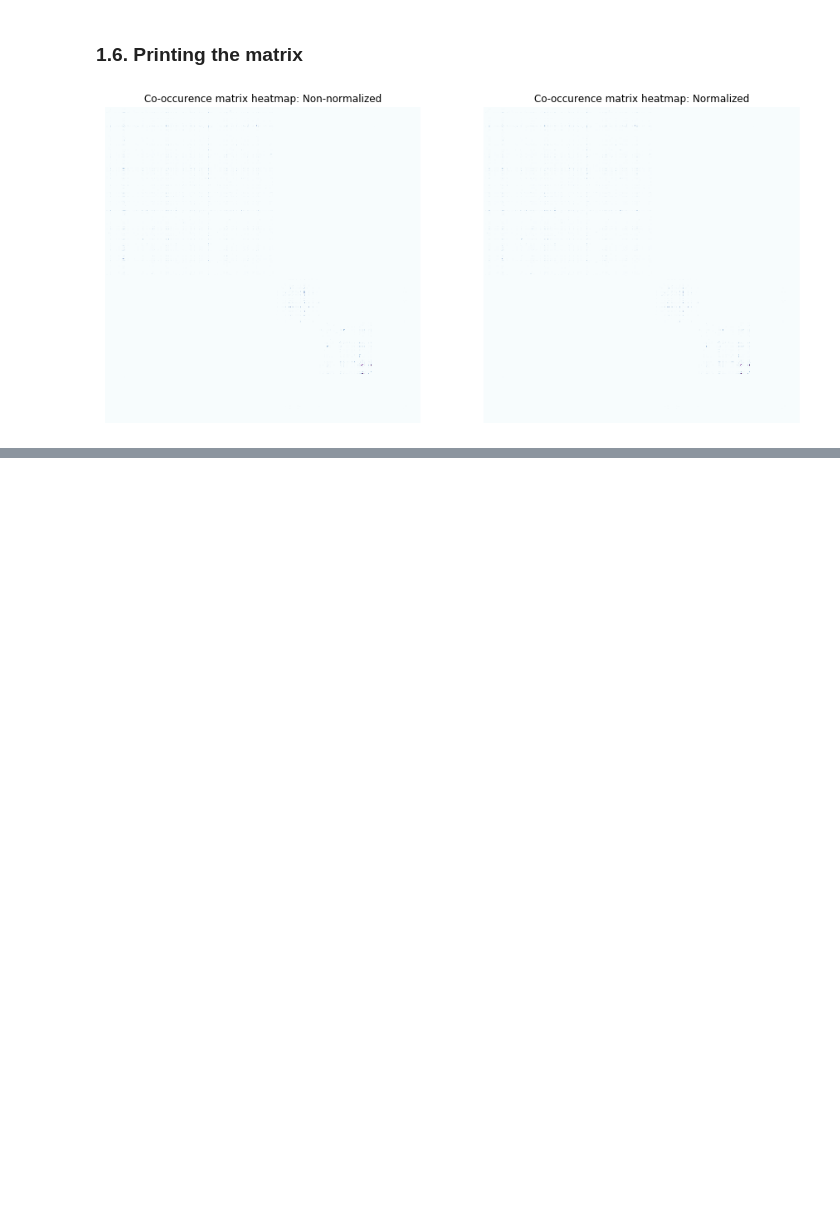
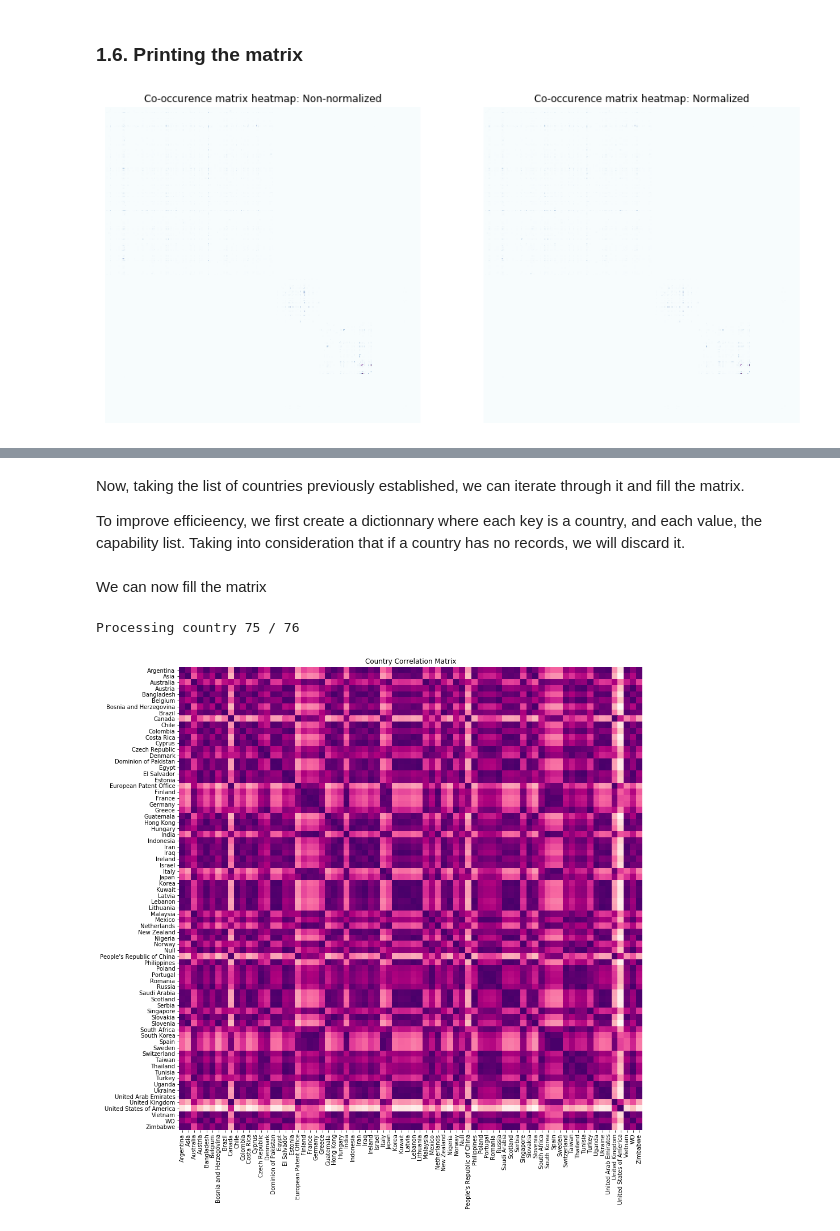
Before and after one commit to duarteocarmo/technological_capabilities, a Jupyter notebook: notebooks/Capability Correlations.ipynb, the cells around one changed output, grey strips where cells are left out. Cells and saved outputs as stored; diff of their text form; code cells hidden in the pictures; blank space fills up the shorter version.

```diff
--- a/notebooks/Capability Correlations.ipynb
+++ b/notebooks/Capability Correlations.ipynb
@@ -166,0 +327,51 @@ plt.show()
+# %% [markdown]
+Now, taking the list of countries previously established, we can iterate through it and fill the matrix.
+
+To improve efficieency, we first create a dictionnary where each key is a country, and each value, the capability list. Taking into consideration that if a country has no records, we will discard it.
+# %%
+# create dictionnary
+country_capability_dict = {}
+counter = 0
+
+# iterate through countries
+for country in country_names:
+    counter += 1
+    country_matrix = get_country_matrix(country, normalization=True)
+
+    if np.all(np.isnan(country_matrix)):
+        continue
+    else:
+        country_capability_dict[country] = get_list_from(country_matrix)
+# %% [markdown]
+We can now fill the matrix
+# %%
+country_names = country_capability_dict.keys()
+country_names.sort()
+number_of_countries = len(country_names)
+country_correlation = np.zeros([number_of_countries, number_of_countries])
+
+for row in range(number_of_countries):
+    print 'Processing country {} / {} \r'.format(row, number_of_countries),
+    country_1 = country_names[row]
+    country_1_list = np.asarray(country_capability_dict[country_1])
+    for column in range(number_of_countries):
+        country_2 = country_names[column]
+        country_2_list = np.asarray(country_capability_dict[country_2])
+
+        avg_dif = np.mean(country_1_list - country_2_list)
+        abs_avg_dif = abs(avg_dif)
+
+        country_correlation[row, column] = abs_avg_dif
+# %% [output]
+Processing country 75 / 76
+# %%
+colors = ['RdPu'] # , 'BuPu' for other viz
+
+for color in colors:
+    plt.subplots(1,1,figsize=(15, 15))
+    plt.subplot(111)
+    sns.heatmap(country_correlation, cmap='{}_r'.format(color), cbar=None, square=True, yticklabels=country_names, xticklabels=country_names)
+    plt.title('Country Correlation Matrix')
+    plt.show()
+# %% [output]
+[figure, added]
```
Also changed, not shown: parts of 28 cells of this notebook, 1 other file.
